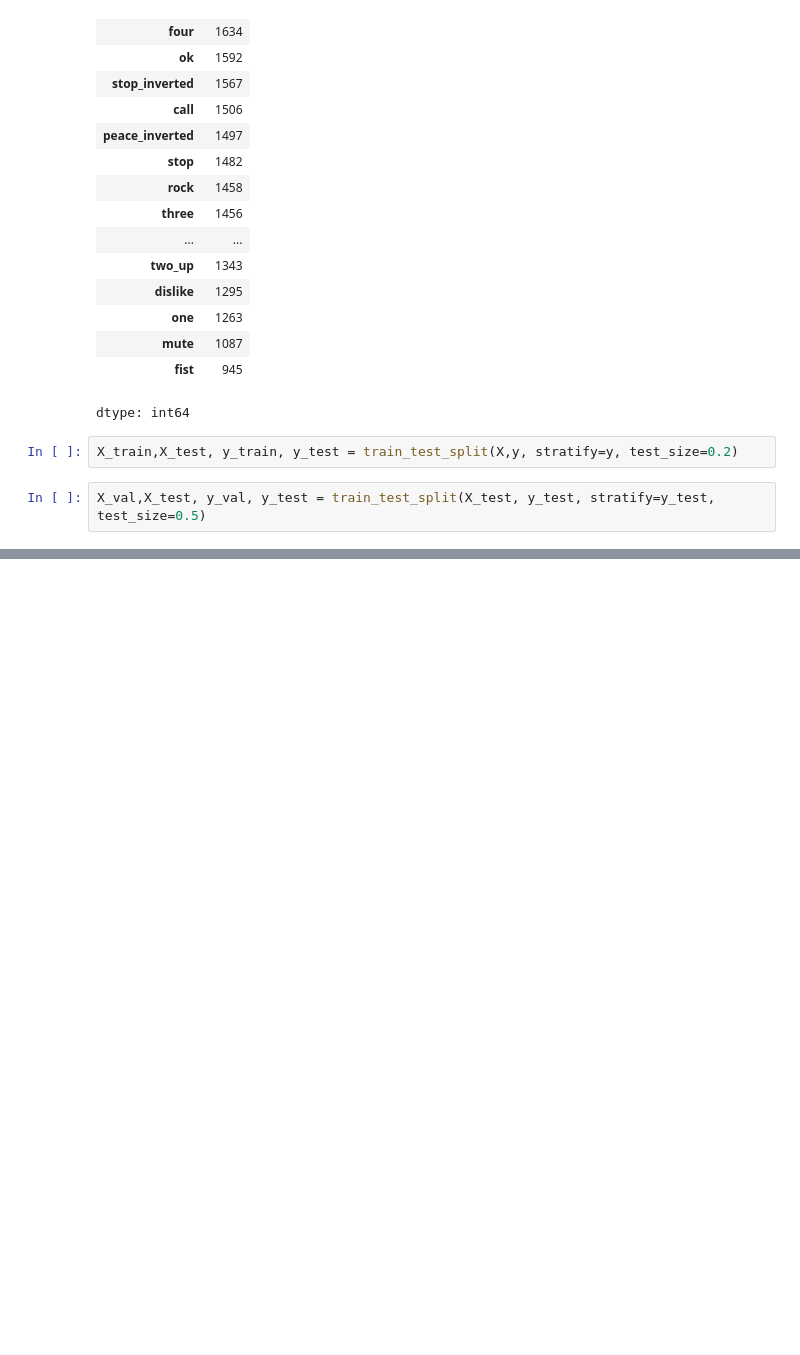
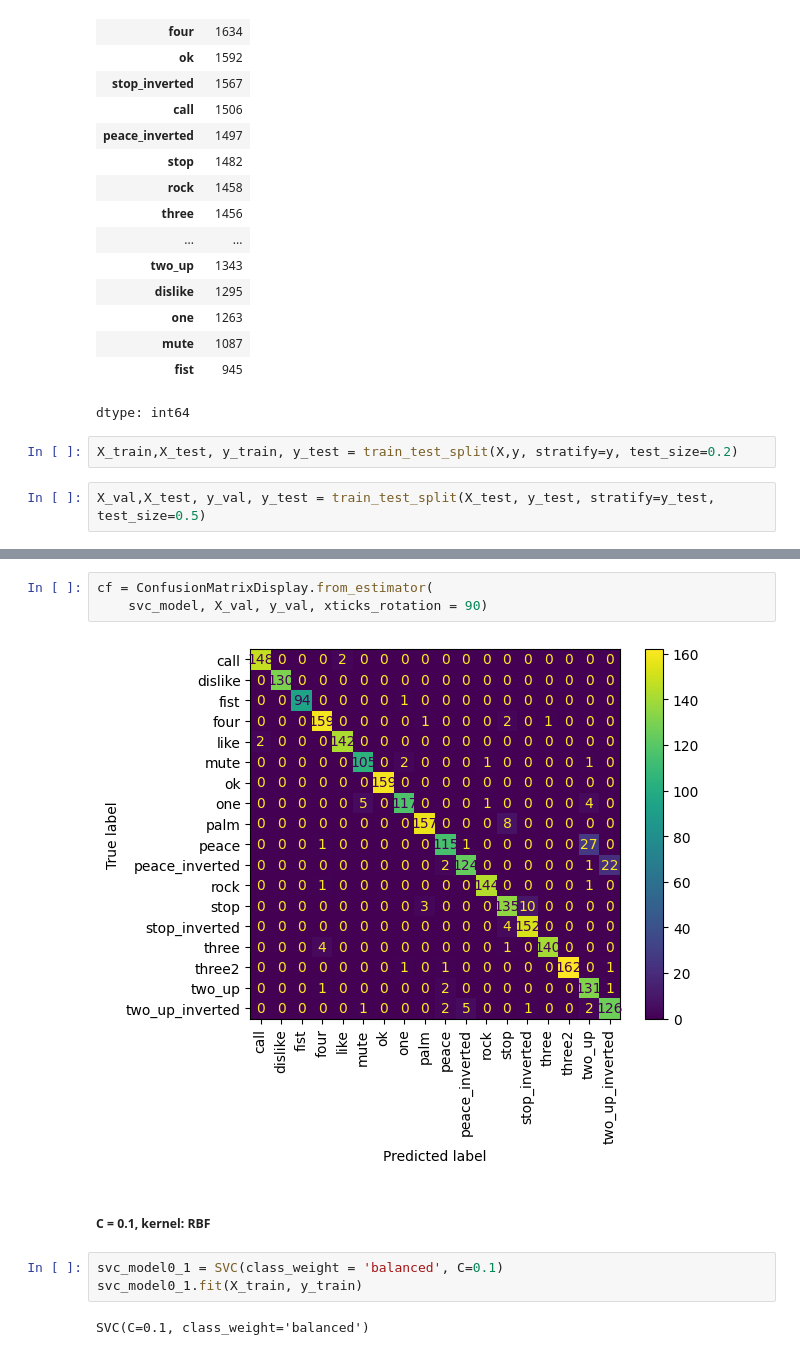
Before and after one commit to Ahmed9Elsayed/HandGesture-Recognizer, a Jupyter notebook: ML_project.ipynb, the cells around one changed output, grey strips where cells are left out. Cells and saved outputs as stored; diff of their text form; blank space fills up the shorter version.

```diff
--- a/ML_project.ipynb
+++ b/ML_project.ipynb
@@ -275,0 +388,12 @@ X_val,X_test, y_val, y_test = train_test_split(X_test, y_test, stratify=y_test,
+# %%
+cf = ConfusionMatrixDisplay.from_estimator(
+    svc_model, X_val, y_val, xticks_rotation = 90)
+# %% [output]
+[figure, added]
+# %% [markdown]
+##### C = 0.1, kernel: RBF
+# %%
+svc_model0_1 = SVC(class_weight = 'balanced', C=0.1)
+svc_model0_1.fit(X_train, y_train)
+# %% [output]
+SVC(C=0.1, class_weight='balanced')
```
Also changed, not shown: parts of 57 cells of this notebook.
